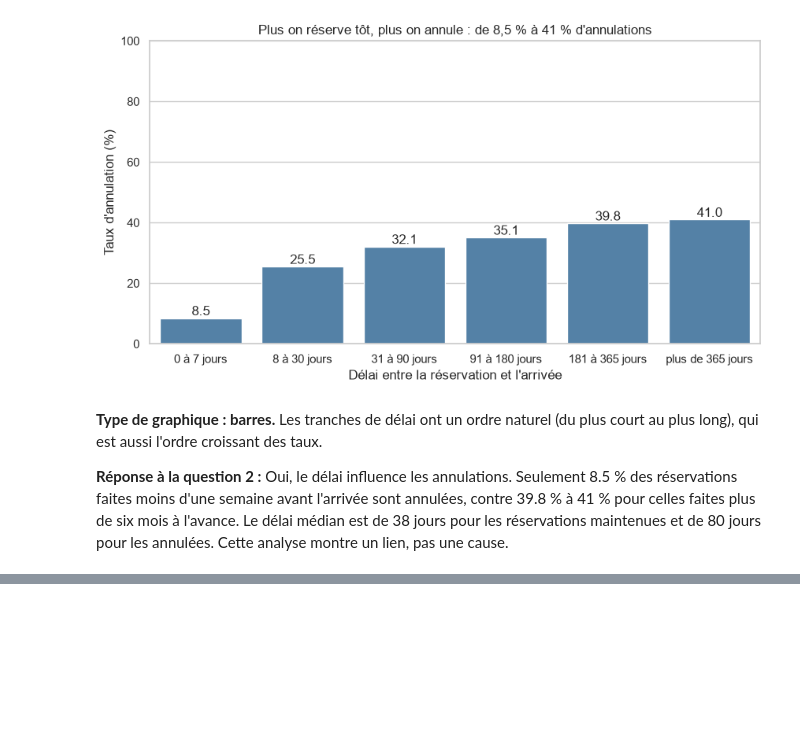
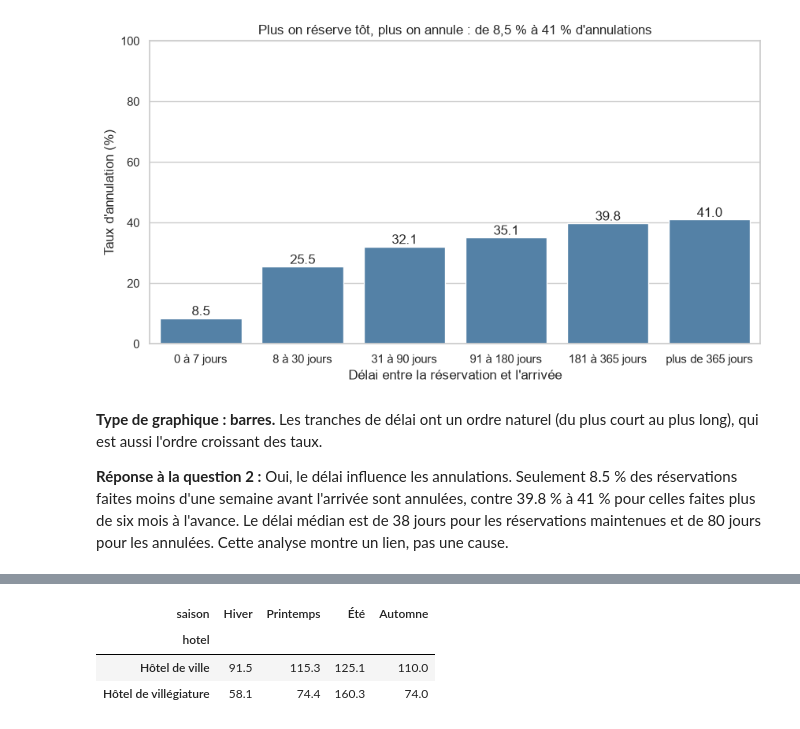
Before and after one commit to fotsotagnefred-png/Mon-projet-Analyse, a Jupyter notebook: notebooks/03_analyse.ipynb, the cells around one changed output, grey strips where cells are left out. Saved outputs shown, nothing was run; the diff lists cells and outputs as text; code cells hidden in the pictures; blank space fills up the shorter version.

```diff
--- a/notebooks/03_analyse.ipynb
+++ b/notebooks/03_analyse.ipynb
@@ -150,0 +239,10 @@ plt.show()
+# %%
+prix_hotel_saison = pd.pivot_table(
+    hotels_payants, values="adr", index="hotel", columns="saison", aggfunc="mean",
+)[ordre_saisons].round(1)
+prix_hotel_saison
+# %% [output]
+| saison | Hiver | Printemps | Été | Automne |
+| hotel |  |  |  |  |
+| Hôtel de ville | 91.5 | 115.3 | 125.1 | 110.0 |
+| Hôtel de villégiature | 58.1 | 74.4 | 160.3 | 74.0 |
```
Also changed, not shown: parts of 9 cells of this notebook, 2 other files.
